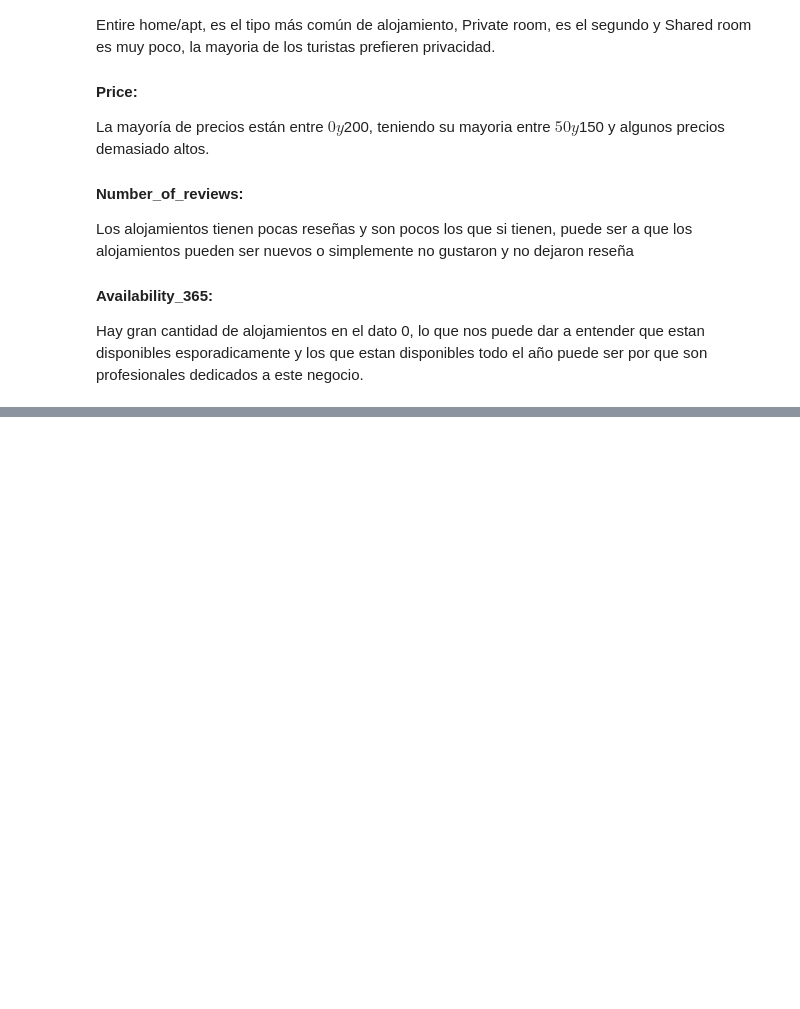
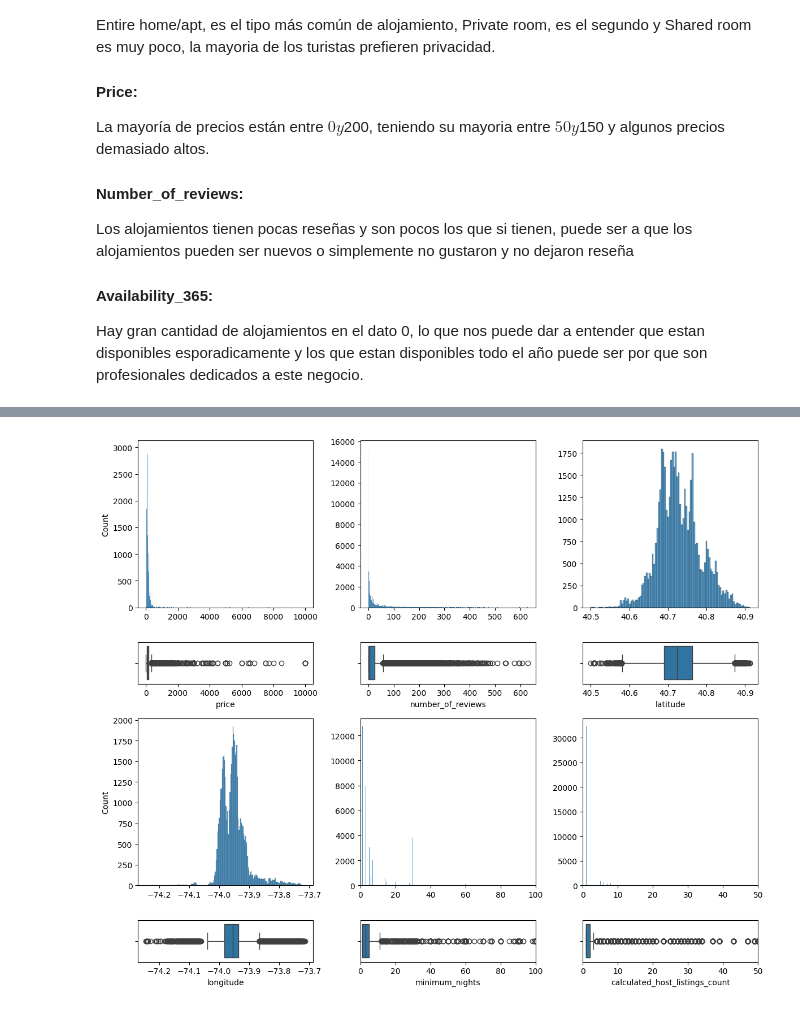
Before and after one commit to correaliesel138-a11y/Final_project_LR_Turbo, a Jupyter notebook: src/1_ds_pt-22_EDA.ipynb, the cells around one changed output, grey strips where cells are left out. Drawn from its saved outputs; the diff is of its cells as text; code cells hidden in the pictures; blank space fills up the shorter version.

```diff
--- a/src/1_ds_pt-22_EDA.ipynb
+++ b/src/1_ds_pt-22_EDA.ipynb
@@ -236,0 +269,49 @@ plt.show()
+# %%
+fig, axis = plt.subplots(4, 3, figsize=(12, 10), gridspec_kw={'height_ratios': [4, 1, 4, 1]})
+
+# price
+sns.histplot(ax=axis[0, 0], data=total_data, x="price")
+axis[0, 0].set_xlabel(None)
+sns.boxplot(ax=axis[1, 0], data=total_data, x="price")
+
+# number_of_reviews
+sns.histplot(ax=axis[0, 1], data=total_data, x="number_of_reviews")
+axis[0, 1].set_xlabel(None)
+axis[0, 1].set_ylabel(None)
+sns.boxplot(ax=axis[1, 1], data=total_data, x="number_of_reviews")
+axis[1, 1].set_ylabel(None)
+
+# latitude
+sns.histplot(ax=axis[0, 2], data=total_data, x="latitude")
+axis[0, 2].set_xlabel(None)
+axis[0, 2].set_ylabel(None)
+sns.boxplot(ax=axis[1, 2], data=total_data, x="latitude")
+axis[1, 2].set_ylabel(None)
+
+# longitude
+sns.histplot(ax=axis[2, 0], data=total_data, x="longitude")
+axis[2, 0].set_xlabel(None)
+sns.boxplot(ax=axis[3, 0], data=total_data, x="longitude")
+
+# minimum_nights - LIMITANDO EL RANGO
+sns.histplot(ax=axis[2, 1], data=total_data, x="minimum_nights")
+axis[2, 1].set_xlim(0, 100)  # Limitar a 0-100 para ver mejor
+axis[2, 1].set_xlabel(None)
+axis[2, 1].set_ylabel(None)
+sns.boxplot(ax=axis[3, 1], data=total_data, x="minimum_nights")
+axis[3, 1].set_xlim(0, 100)  # Limitar a 0-100
+axis[3, 1].set_ylabel(None)
+
+# calculated_host_listings_count - LIMITANDO EL RANGO
+sns.histplot(ax=axis[2, 2], data=total_data, x="calculated_host_listings_count")
+axis[2, 2].set_xlim(0, 50)  # Limitar a 0-50 para ver mejor
+axis[2, 2].set_xlabel(None)
+axis[2, 2].set_ylabel(None)
+sns.boxplot(ax=axis[3, 2], data=total_data, x="calculated_host_listings_count")
+axis[3, 2].set_xlim(0, 50)  # Limitar a 0-50
+axis[3, 2].set_ylabel(None)
+
+plt.tight_layout()
+plt.show()
+# %% [output]
+[figure, added]
```
Also changed, not shown: parts of 15 cells of this notebook.
